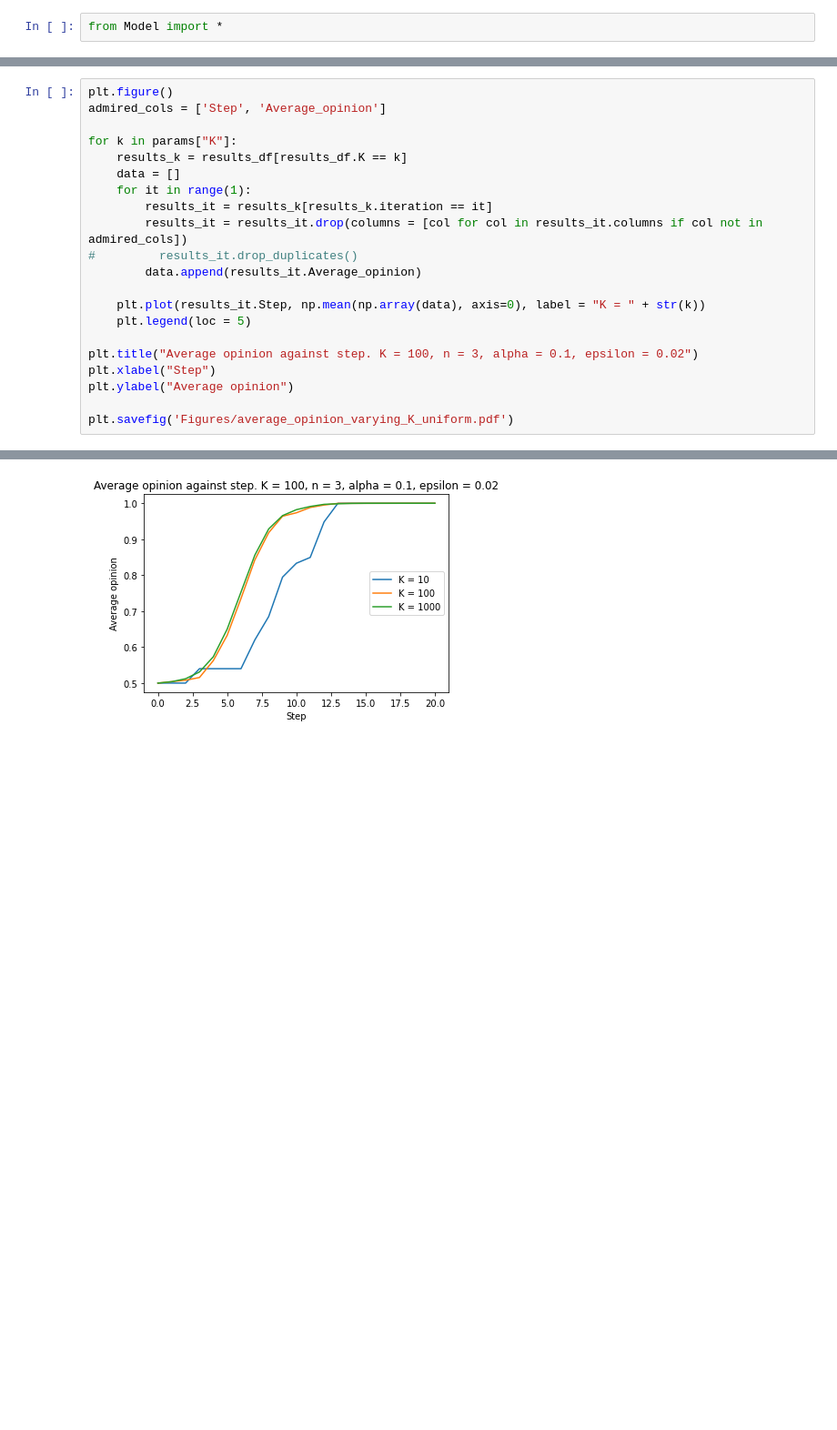
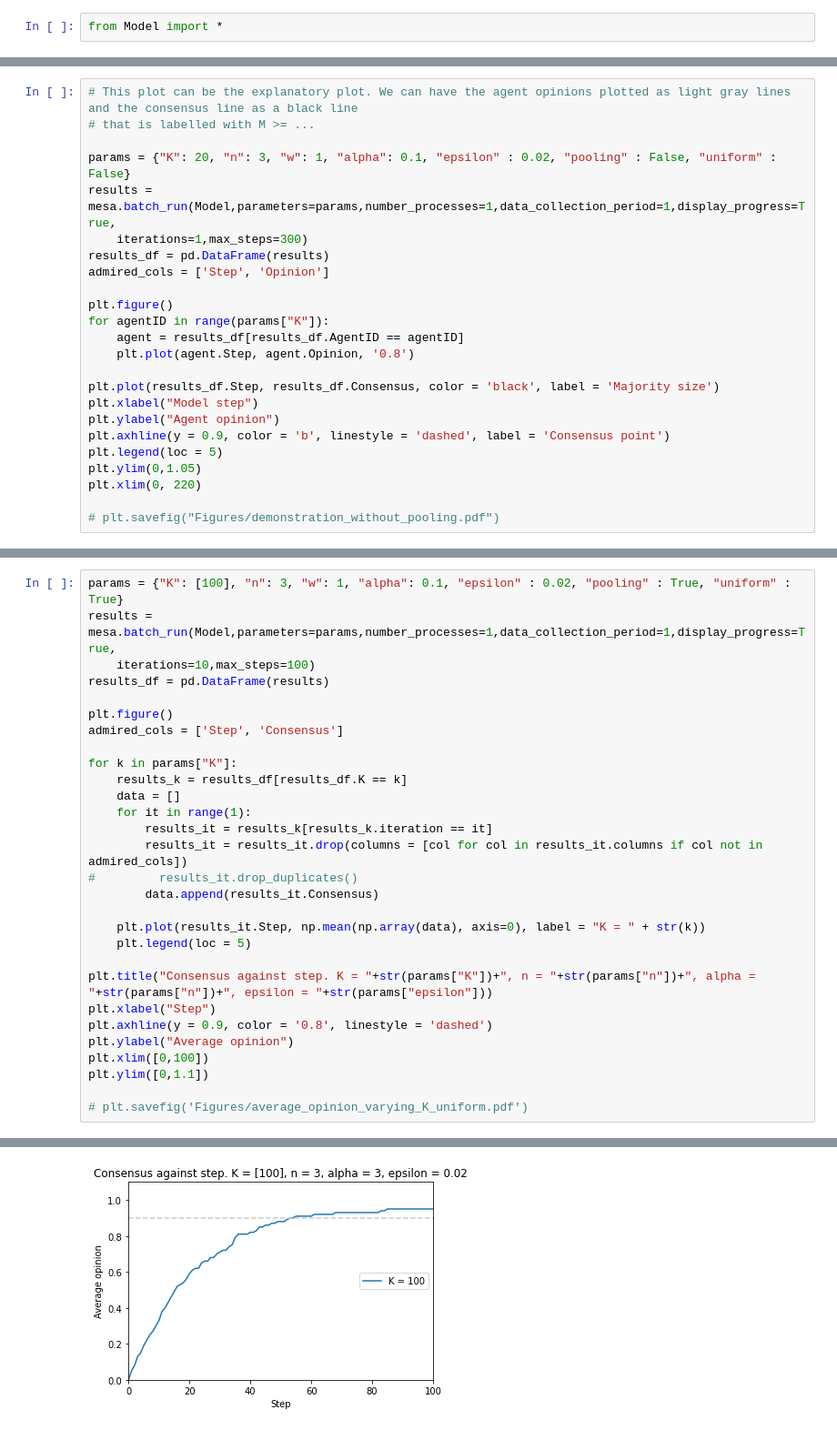
Before and after one commit to TheoLeVay1/Dynamic-Environments-in-Best-of-N, a Jupyter notebook: Model_experimentation.ipynb, the cells around one changed output, grey strips where cells are left out. Shown at 91% size. Cells and saved outputs as stored; diff of their text form; blank space fills up the shorter version.

```diff
--- a/Model_experimentation.ipynb
+++ b/Model_experimentation.ipynb
@@ -18,0 +54,24 @@ results_df = pd.DataFrame(results)
+# %%
+# This plot can be the explanatory plot. We can have the agent opinions plotted as light gray lines and the consensus line as a black line
+# that is labelled with M >= ...
+
+params = {"K": 20, "n": 3, "w": 1, "alpha": 0.1, "epsilon" : 0.02, "pooling" : False, "uniform" : False}
+results = mesa.batch_run(Model,parameters=params,number_processes=1,data_collection_period=1,display_progress=True,
+    iterations=1,max_steps=300)
+results_df = pd.DataFrame(results)
+admired_cols = ['Step', 'Opinion']
+
+plt.figure()
+for agentID in range(params["K"]):
+    agent = results_df[results_df.AgentID == agentID]
+    plt.plot(agent.Step, agent.Opinion, '0.8')
+
+plt.plot(results_df.Step, results_df.Consensus, color = 'black', label = 'Majority size')
+plt.xlabel("Model step")
+plt.ylabel("Agent opinion")
+plt.axhline(y = 0.9, color = 'b', linestyle = 'dashed', label = 'Consensus point')
+plt.legend(loc = 5)
+plt.ylim(0,1.05)
+plt.xlim(0, 220)
+
+# plt.savefig("Figures/demonstration_without_pooling.pdf")
@@ -73,6 +122,11 @@ plt.savefig('Figures/SProdOP_varying_w.pdf')
 # %%
+params = {"K": [100], "n": 3, "w": 1, "alpha": 0.1, "epsilon" : 0.02, "pooling" : True, "uniform" : True}
+results = mesa.batch_run(Model,parameters=params,number_processes=1,data_collection_period=1,display_progress=True,
+    iterations=10,max_steps=100)
+results_df = pd.DataFrame(results)
+
 plt.figure()
-admired_cols = ['Step', 'Average_opinion']
+admired_cols = ['Step', 'Consensus']
 
 for k in params["K"]:
     results_k = results_df[results_df.K == k]
@@ -81,14 +135,17 @@ for k in params["K"]:
         results_it = results_k[results_k.iteration == it]
         results_it = results_it.drop(columns = [col for col in results_it.columns if col not in admired_cols])
 #         results_it.drop_duplicates()
-        data.append(results_it.Average_opinion)
+        data.append(results_it.Consensus)
 
     plt.plot(results_it.Step, np.mean(np.array(data), axis=0), label = "K = " + str(k))
     plt.legend(loc = 5)
 
-plt.title("Average opinion against step. K = 100, n = 3, alpha = 0.1, epsilon = 0.02")
+plt.title("Consensus against step. K = "+str(params["K"])+", n = "+str(params["n"])+", alpha = "+str(params["n"])+", epsilon = "+str(params["epsilon"]))
 plt.xlabel("Step")
+plt.axhline(y = 0.9, color = '0.8', linestyle = 'dashed')
 plt.ylabel("Average opinion")
+plt.xlim([0,100])
+plt.ylim([0,1.1])
 
-plt.savefig('Figures/average_opinion_varying_K_uniform.pdf')
+# plt.savefig('Figures/average_opinion_varying_K_uniform.pdf')
 # %% [output]
@@ -95 +153 @@ plt.savefig('Figures/average_opinion_varying_K_uniform.pdf')
-[figure, old version]
+[figure, new version]
```
Also changed, not shown: parts of 10 cells of this notebook, 9 other files.
